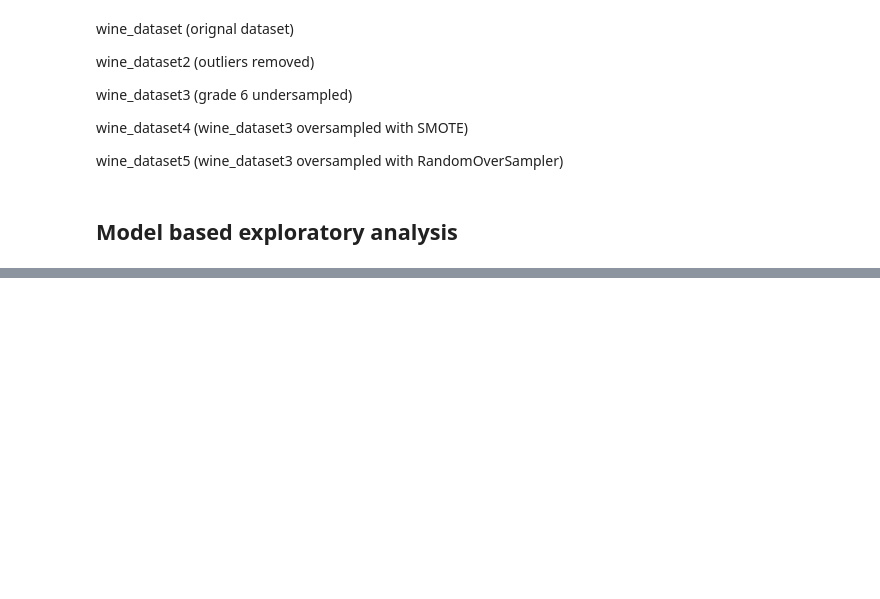
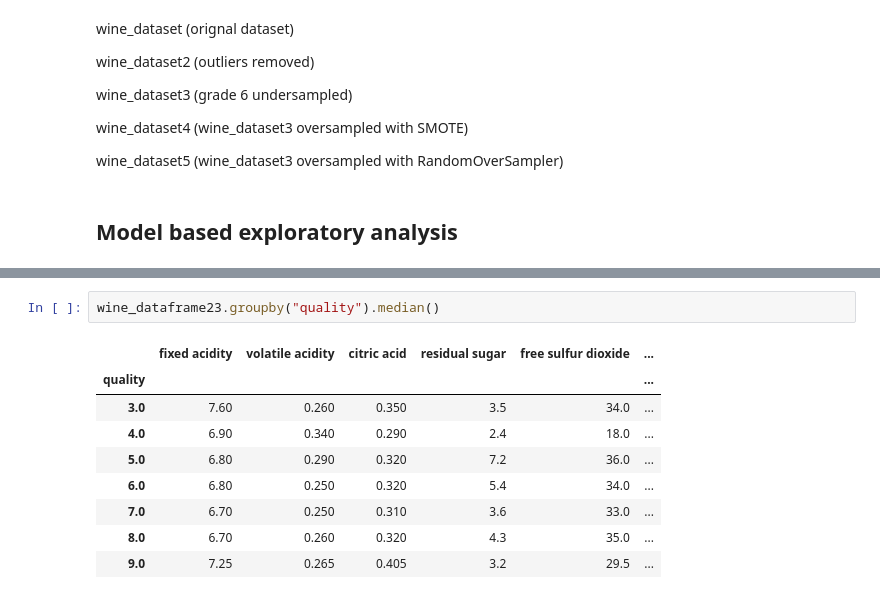
Before and after one commit to Ephraim-Akolo/Wine-Quality-Estimation, a Jupyter notebook: ML Model/jupyter notebook/create_model.ipynb, the cells around one changed output, grey strips where cells are left out. Saved outputs shown, nothing was run; the diff lists cells and outputs as text; blank space fills up the shorter version.

```diff
--- a/ML Model/jupyter notebook/create_model.ipynb
+++ b/ML Model/jupyter notebook/create_model.ipynb
@@ -407,0 +675,12 @@ weighted avg       0.69      0.68      0.68       735
+# %%
+wine_dataframe23.groupby("quality").median()
+# %% [output]
+|  | fixed acidity | volatile acidity | citric acid | residual sugar | free sulfur dioxide | ... |
+| quality |  |  |  |  |  | ... |
+| 3.0 | 7.60 | 0.260 | 0.350 | 3.5 | 34.0 | ... |
+| 4.0 | 6.90 | 0.340 | 0.290 | 2.4 | 18.0 | ... |
+| 5.0 | 6.80 | 0.290 | 0.320 | 7.2 | 36.0 | ... |
+| 6.0 | 6.80 | 0.250 | 0.320 | 5.4 | 34.0 | ... |
+| 7.0 | 6.70 | 0.250 | 0.310 | 3.6 | 33.0 | ... |
+| 8.0 | 6.70 | 0.260 | 0.320 | 4.3 | 35.0 | ... |
+| 9.0 | 7.25 | 0.265 | 0.405 | 3.2 | 29.5 | ... |
```
Also changed, not shown: parts of 45 cells of this notebook, 8 other files.
